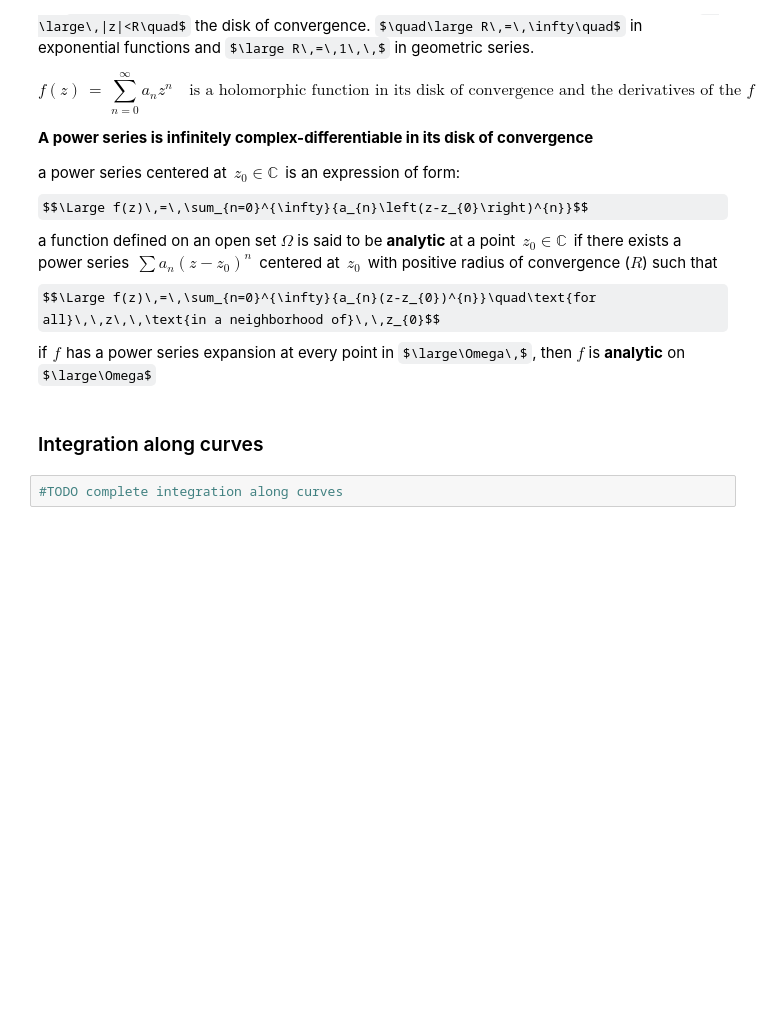
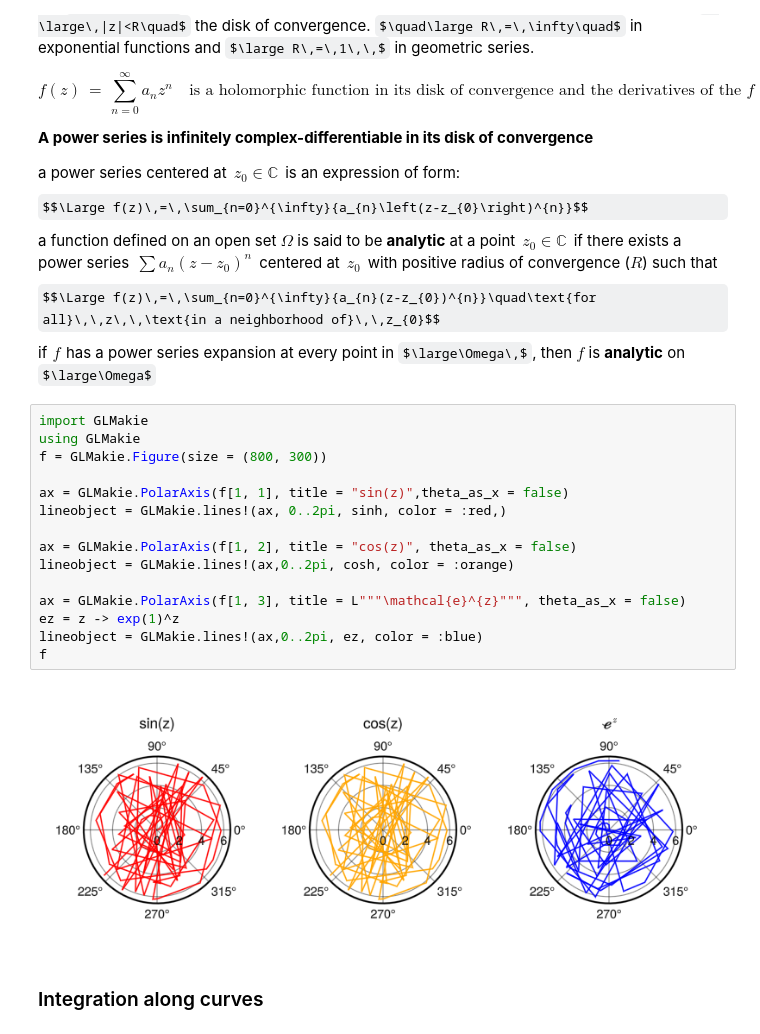
Before and after one commit to NimaPoshtiban/AI_notes, a Jupyter notebook: Complex_numbers.ipynb, the cells around one changed output. Drawn from its saved outputs; the diff is of its cells as text; some formulas as TeX source; blank space fills up the shorter version.

```diff
--- a/Complex_numbers.ipynb
+++ b/Complex_numbers.ipynb
@@ -281,7 +334,22 @@ $$\Large f(z)\,=\,\sum_{n=0}^{\infty}{a_{n}\left(z-z_{0}\right)^{n}}$$
 a function defined on an open set $\Omega$ is said to be **analytic** at a point $\,z_{0}\in\mathbb{C}\,$ if there exists a power series $\,\sum{a_{n}(z-z_{0})^{n}}\,$ centered at $\,z_{0}\,$ with positive radius of convergence ($R$) such that
 $$\Large f(z)\,=\,\sum_{n=0}^{\infty}{a_{n}(z-z_{0})^{n}}\quad\text{for all}\,\,z\,\,\text{in a neighborhood of}\,\,z_{0}$$
 if$\,\,f\,\,$has a power series expansion at every point in $\large\Omega\,$, then $f$ is **analytic** on $\large\Omega$
-# %% [markdown]
-### Integration along curves
 # %%
-#TODO complete integration along curves
+import GLMakie
+using GLMakie
+f = GLMakie.Figure(size = (800, 300))
+
+ax = GLMakie.PolarAxis(f[1, 1], title = "sin(z)",theta_as_x = false)
+lineobject = GLMakie.lines!(ax, 0..2pi, sinh, color = :red,)
+
+ax = GLMakie.PolarAxis(f[1, 2], title = "cos(z)", theta_as_x = false)
+lineobject = GLMakie.lines!(ax,0..2pi, cosh, color = :orange)
+
+ax = GLMakie.PolarAxis(f[1, 3], title = L"""\mathcal{e}^{z}""", theta_as_x = false)
+ez = z -> exp(1)^z
+lineobject = GLMakie.lines!(ax,0..2pi, ez, color = :blue)
+f
+# %% [output]
+[figure, added]
+# %% [markdown]
+### Integration along curves
```
Also changed, not shown: parts of 11 cells of this notebook, 1 other file.
